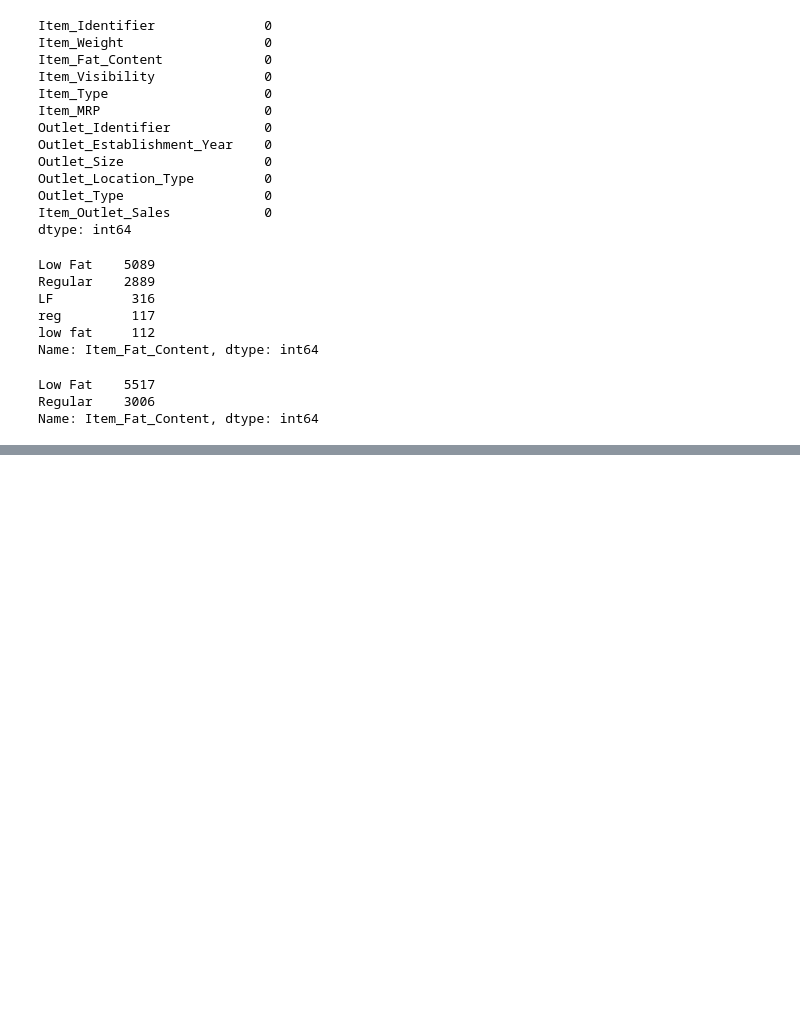
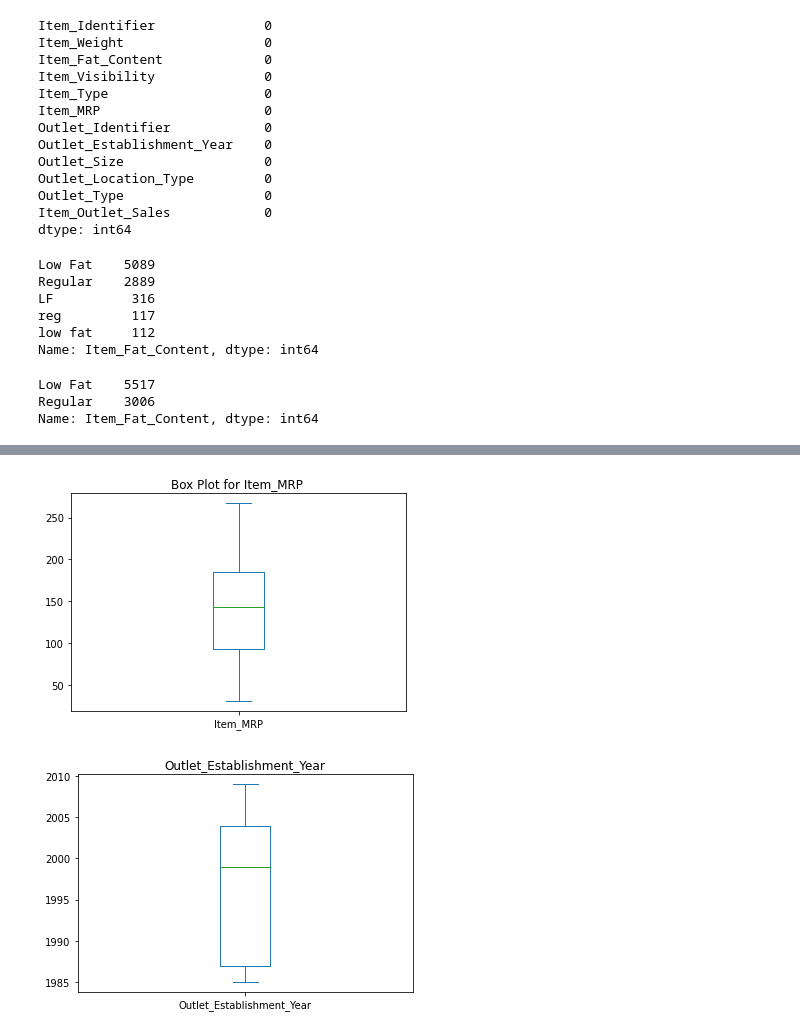
Before and after one commit to OkotOlaa/Food-Sales-Prediction, a Jupyter notebook: Food_Sales_Prediction.ipynb, the cells around one changed output, grey strips where cells are left out. Saved outputs shown, nothing was run; the diff lists cells and outputs as text; code cells hidden in the pictures; blank space fills up the shorter version.

```diff
--- a/Food_Sales_Prediction.ipynb
+++ b/Food_Sales_Prediction.ipynb
@@ -146,0 +176,17 @@ min_max_mean
+# %%
+#Boxplot to view statistical summaries of various features in your dataset.
+import pandas as pd
+import matplotlib.pyplot as plt
+
+# Plot box plots for 'Item_MRP' and 'Item_Outlet_Sales' columns
+df[['Item_MRP']].plot(kind='box')
+plt.title('Box Plot for Item_MRP ')
+plt.show()
+
+# Plot box plots for Outlet_Establishment_Year
+df[['Outlet_Establishment_Year']].plot(kind='box')
+plt.title('Outlet_Establishment_Year')
+plt.show()
+# %% [output]
+[figure, added]
+[figure, added]
```
Also changed, not shown: parts of 5 cells of this notebook.
